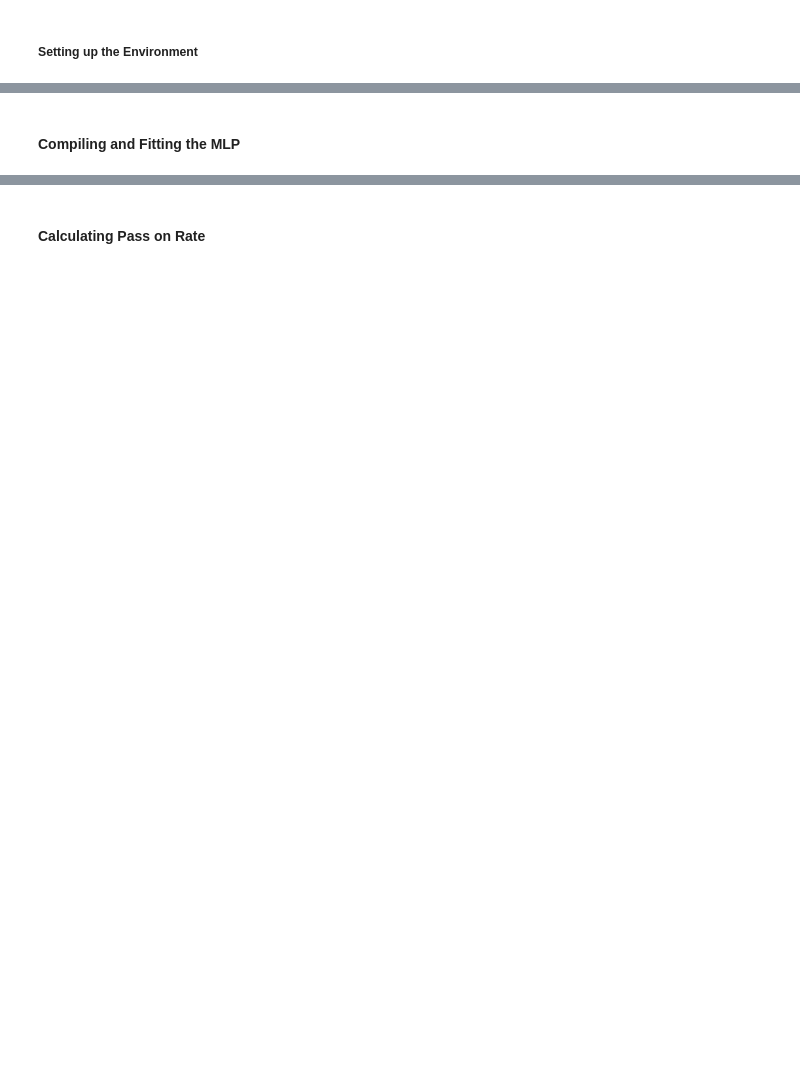
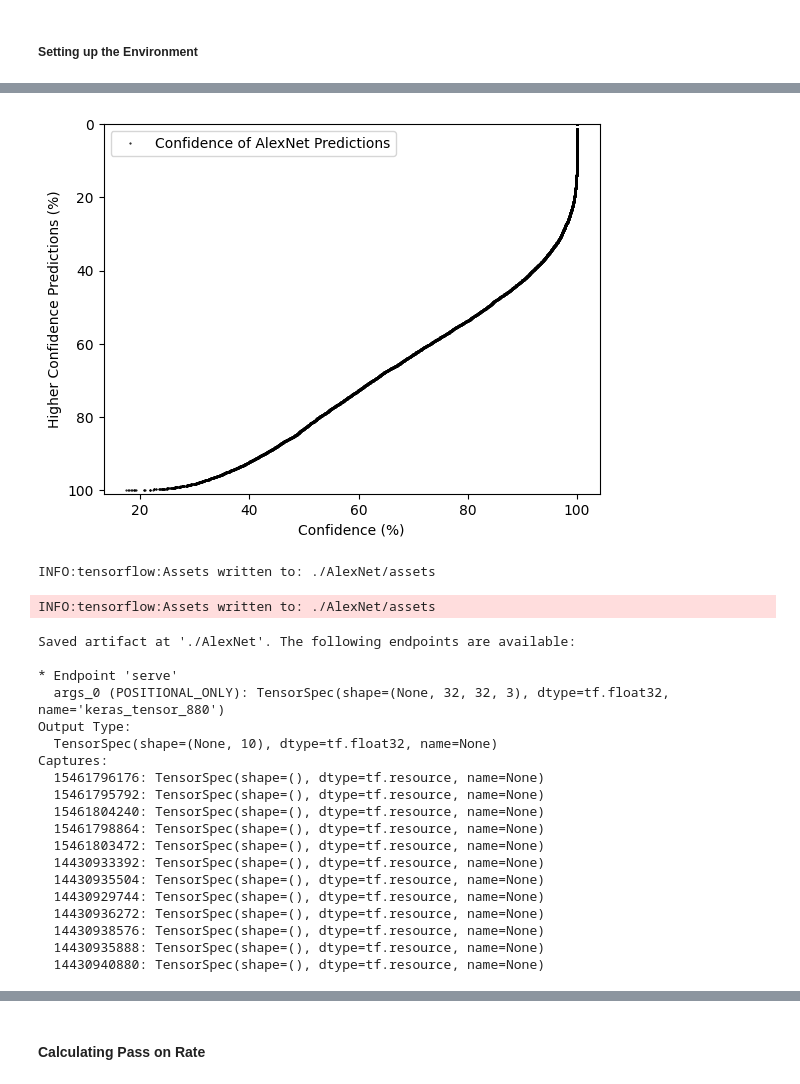
Before and after one commit to kolton-musgrove/honors-thesis, a Jupyter notebook: honors-thesis.ipynb, the cells around one changed output, grey strips where cells are left out. Saved outputs shown, nothing was run; the diff lists cells and outputs as text; code cells hidden in the pictures; blank space fills up the shorter version.

```diff
--- a/honors-thesis.ipynb
+++ b/honors-thesis.ipynb
@@ -81,29 +162,39 @@ LeNet5.add(Dense(10, activation='softmax'))
 # %%
-AlexNet = Sequential()
+AlexNet = keras.models.Sequential()
 
 # 1st Convolutional Layer and Max Pooling
-AlexNet.add(Conv2D(filters=32, input_shape=input_shape, kernel_size=(3, 3), strides=(1, 1), padding='valid', activation='relu'))
-AlexNet.add(MaxPooling2D(pool_size=(3, 3), strides=(1, 1), padding='valid'))
+AlexNet.add(keras.layers.Conv2D(filters=32, input_shape=input_shape, kernel_size=(3, 3), strides=(1, 1), padding='valid', activation='relu'))
+AlexNet.add(keras.layers.MaxPooling2D(pool_size=(3, 3), strides=(1, 1), padding='valid'))
 
 # 2nd Convolutional Layer and Max Pooling
-AlexNet.add(Conv2D(filters=32, kernel_size=(3, 3), strides=(1, 1), padding='valid', activation='relu'))
-AlexNet.add(MaxPooling2D(pool_size=(3, 3), strides=(1, 1), padding='valid'))
+AlexNet.add(keras.layers.Conv2D(filters=32, kernel_size=(3, 3), strides=(1, 1), padding='valid', activation='relu'))
+AlexNet.add(keras.layers.MaxPooling2D(pool_size=(3, 3), strides=(1, 1), padding='valid'))
 
 # 3rd Convolutional Layer
-AlexNet.add(Conv2D(filters=64, kernel_size=(3, 3), strides=(1, 1), padding='valid', activation='relu'))
+AlexNet.add(keras.layers.Conv2D(filters=64, kernel_size=(3, 3), strides=(1, 1), padding='valid', activation='relu'))
 
 # 4th Convolutional Layer
-AlexNet.add(Conv2D(filters=64, kernel_size=(3, 3), strides=(1, 1), padding='valid', activation='relu'))
+AlexNet.add(keras.layers.Conv2D(filters=64, kernel_size=(3, 3), strides=(1, 1), padding='valid', activation='relu'))
 
 # Max Pooling
-AlexNet.add(MaxPooling2D(pool_size=(3, 3), strides=(2, 2), padding='valid'))
+AlexNet.add(keras.layers.MaxPooling2D(pool_size=(3, 3), strides=(2, 2), padding='valid'))
 
 # Fully Connected layer
-AlexNet.add(Flatten())
+AlexNet.add(keras.layers.Flatten())
 # 1st Fully Connected Layer
-AlexNet.add(Dense(512, activation='relu'))
+AlexNet.add(keras.layers.Dense(512, activation='relu'))
 
-AlexNet.add(Dropout(0.3))
+AlexNet.add(keras.layers.Dropout(0.3))
 
 # Output Layer
-AlexNet.add(Dense(10, activation='softmax'))
+AlexNet.add(keras.layers.Dense(10, activation='softmax'))
+
+# Model training
+AlexNet.compile(optimizer='adam', loss='sparse_categorical_crossentropy', metrics=['accuracy'])
+AlexNet.fit(x=x_train, y=y_train, epochs=10)
+
+# Model evaluation
+# print(model_profiler(AlexNet, 32, use_units=units))
+AlexNet_accuracy = evaluateModel(AlexNet, x_test=x_test, y_test=y_test, modelName='AlexNet')
+AlexNet.export('./AlexNet')
+# %% [output]
@@ -110,2 +218,22 @@ AlexNet.add(Dense(10, activation='softmax'))
+[figure, added]
+INFO:tensorflow:Assets written to: ./AlexNet/assets
+INFO:tensorflow:Assets written to: ./AlexNet/assets
+Saved artifact at './AlexNet'. The following endpoints are available:
+
+* Endpoint 'serve'
+  args_0 (POSITIONAL_ONLY): TensorSpec(shape=(None, 32, 32, 3), dtype=tf.float32, name='keras_tensor_880')
+Output Type:
+  TensorSpec(shape=(None, 10), dtype=tf.float32, name=None)
+Captures:
+  15461796176: TensorSpec(shape=(), dtype=tf.resource, name=None)
+  15461795792: TensorSpec(shape=(), dtype=tf.resource, name=None)
+  15461804240: TensorSpec(shape=(), dtype=tf.resource, name=None)
+  15461798864: TensorSpec(shape=(), dtype=tf.resource, name=None)
+  15461803472: TensorSpec(shape=(), dtype=tf.resource, name=None)
+  14430933392: TensorSpec(shape=(), dtype=tf.resource, name=None)
+  14430935504: TensorSpec(shape=(), dtype=tf.resource, name=None)
+  14430929744: TensorSpec(shape=(), dtype=tf.resource, name=None)
+  14430936272: TensorSpec(shape=(), dtype=tf.resource, name=None)
+  14430938576: TensorSpec(shape=(), dtype=tf.resource, name=None)
+  14430935888: TensorSpec(shape=(), dtype=tf.resource, name=None)
+  14430940880: TensorSpec(shape=(), dtype=tf.resource, name=None)
-# %% [markdown]
-#### Compiling and Fitting the MLP
```
Also changed, not shown: parts of 25 cells of this notebook, 18 other files.
